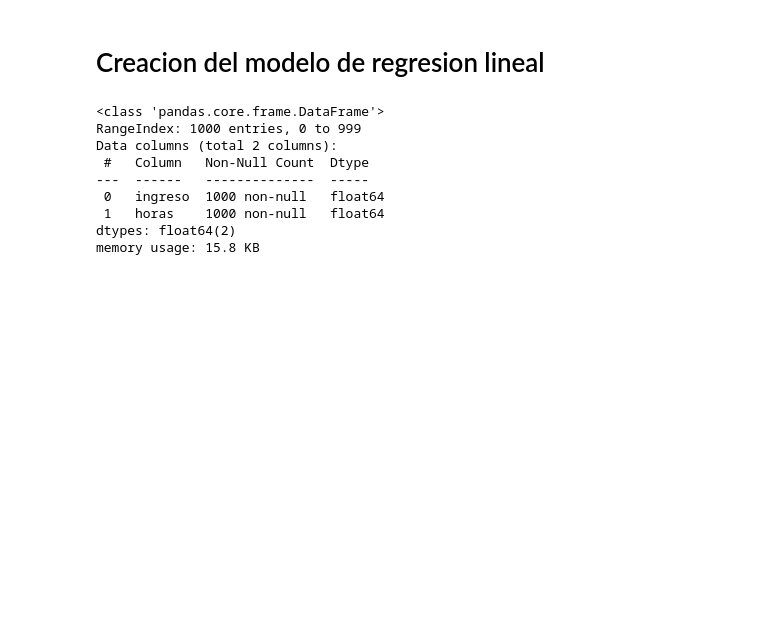
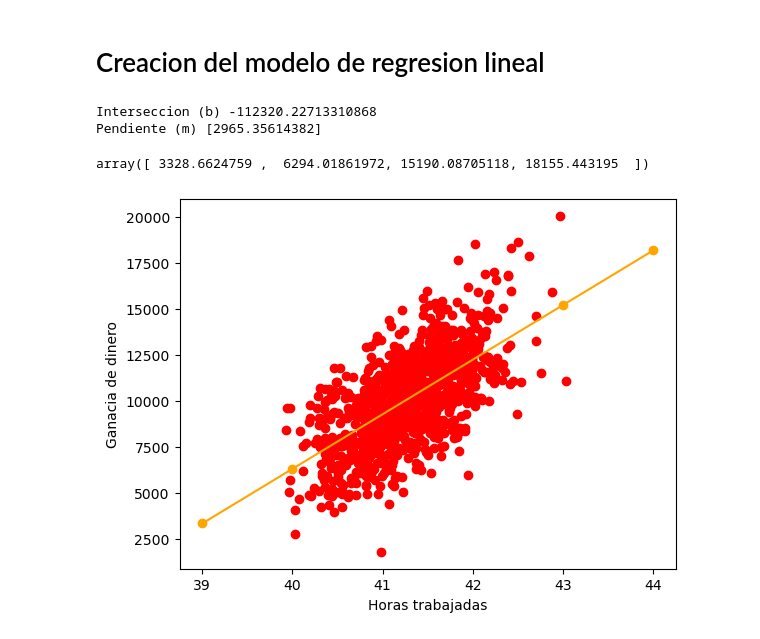
Before and after one commit to And0704/practicasMachineLearning, a Jupyter notebook: regresionLineal.ipynb, the cells around one changed output. Drawn from its saved outputs; the diff is of its cells as text; code cells hidden in the pictures; blank space fills up the shorter version.

```diff
--- a/regresionLineal.ipynb
+++ b/regresionLineal.ipynb
@@ -35,13 +37,26 @@ plt.show()
 # %%
 from sklearn import  linear_model #Importa libreria para la regresion lineal
 regresion = linear_model.LinearRegression()
+horas = df['horas'].values.reshape((-1,1))  #Para transformar en un vector que puede tomar el modelo
-# %% [output]
-<class 'pandas.core.frame.DataFrame'>
-RangeIndex: 1000 entries, 0 to 999
-Data columns (total 2 columns):
- #   Column   Non-Null Count  Dtype
----  ------   --------------  -----
- 0   ingreso  1000 non-null   float64
- 1   horas    1000 non-null   float64
-dtypes: float64(2)
-memory usage: 15.8 KB
+# %%
+modelo = regresion.fit(horas, df['ingreso']) #Ajustar la linea a los datos que se van a  enviar
+print("Interseccion (b)", modelo.intercept_)
+print("Pendiente (m)", modelo.coef_)
+# %% [output]
+Interseccion (b) -112320.22713310868
+Pendiente (m) [2965.35614382]
+# %%
+entrada = [[39], [40], [43],[44]]
+modelo.predict(entrada)
+# %% [output]
+array([ 3328.6624759 ,  6294.01861972, 15190.08705118, 18155.443195  ])
+# %%
+plt.xlabel("Horas trabajadas")
+plt.ylabel("Ganacia de dinero")
+plt.scatter(df["horas"],df["ingreso"],color='red')
+
+plt.scatter(entrada,modelo.predict(entrada), color = 'orange')
+plt.plot(entrada,modelo.predict(entrada), color = 'orange')
+plt.show()
+# %% [output]
+[figure, added]
```
Also changed, not shown: parts of 2 cells of this notebook, 2 other files.
